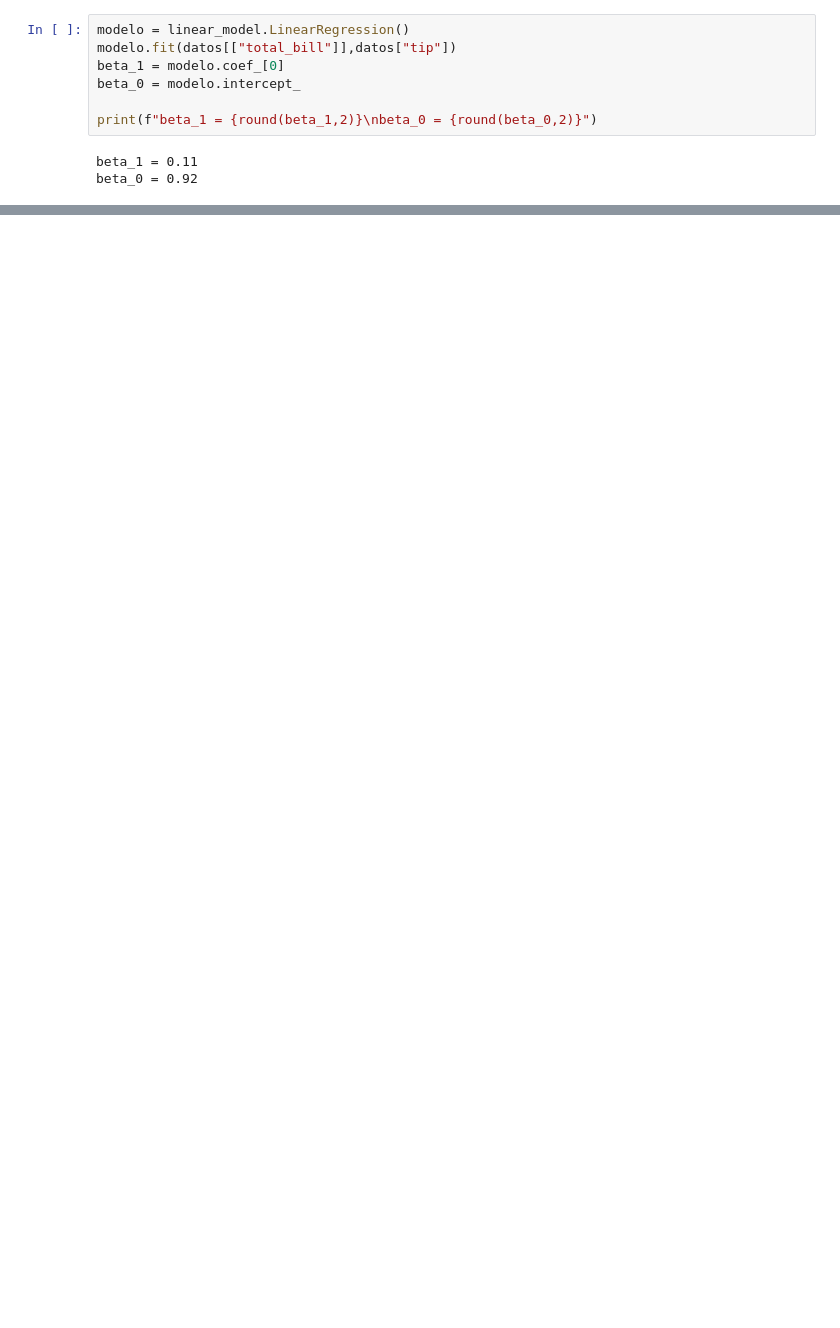
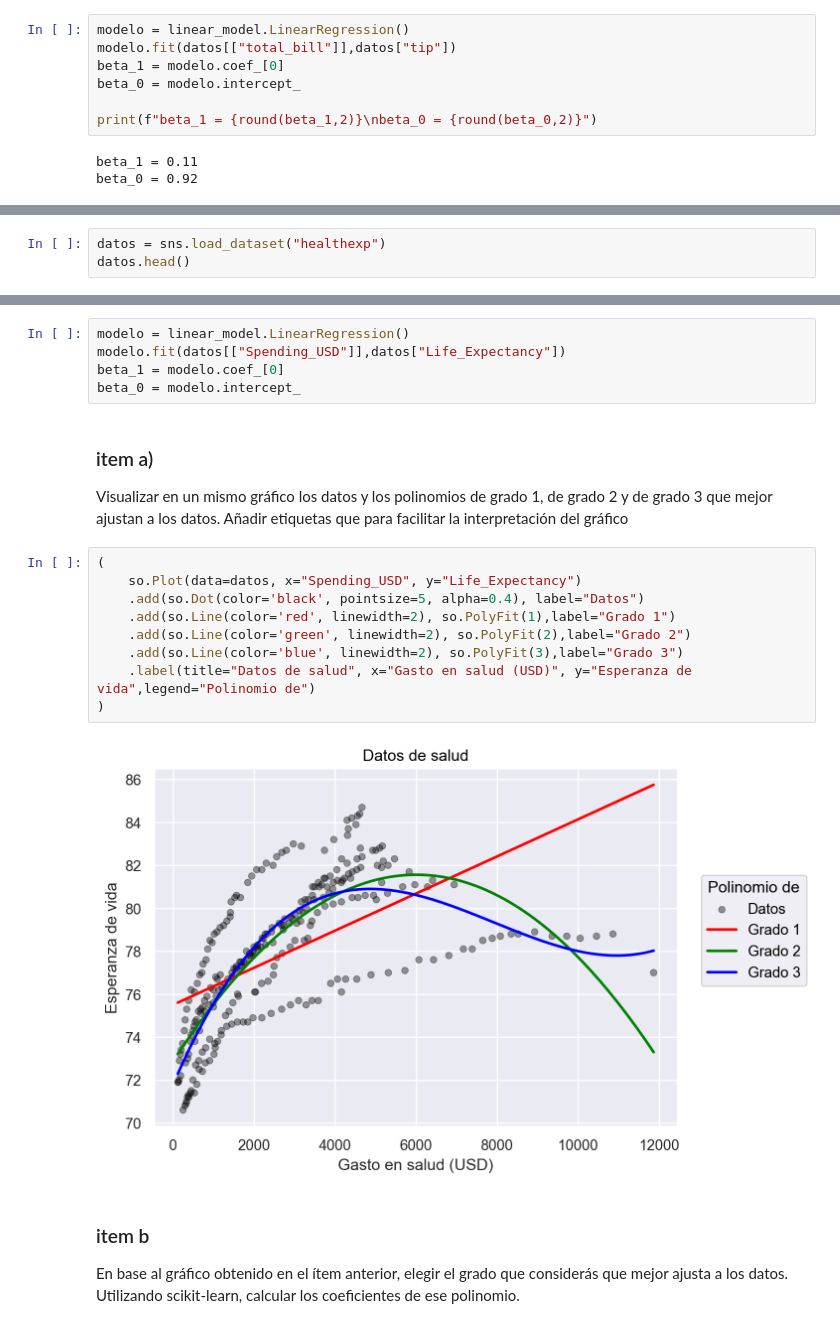
Before and after one commit to Gabrielnm7/Laboratorio-de-Datos1C24, a Jupyter notebook: Practicas/practica4.ipynb, the cells around one changed output, grey strips where cells are left out. Drawn from its saved outputs; the diff is of its cells as text; blank space fills up the shorter version.

```diff
--- a/Practicas/practica4.ipynb
+++ b/Practicas/practica4.ipynb
@@ -455,3 +462,6 @@ beta_0 = 0.92
 En este ejercicio utilizaremos el dataset `healthexp` de seaborn, donde se recopila cada año (`Year`) lo que cada país (`Country`) invierte en salud por habitante (`Spending_USD`) y su expectativa de vida (`Life_Expectancy`).
 
 Nos enfocaremos en los datos de Japón, nuestra variable predictora será `Spending_USD` y la dependiente será `Life_Expectancy`.
+# %%
+datos = sns.load_dataset("healthexp")
+datos.head()
@@ -457,0 +475,25 @@ Nos enfocaremos en los datos de Japón, nuestra variable predictora será `Spend
+# %%
+modelo = linear_model.LinearRegression()
+modelo.fit(datos[["Spending_USD"]],datos["Life_Expectancy"])
+beta_1 = modelo.coef_[0]
+beta_0 = modelo.intercept_
+# %% [markdown]
+### item a)
+Visualizar en un mismo gráfico los datos y los polinomios de grado 1, de grado 2 y de grado
+3 que mejor ajustan a los datos. Añadir etiquetas que para facilitar la interpretación del
+gráfico
+# %%
+(
+    so.Plot(data=datos, x="Spending_USD", y="Life_Expectancy")
+    .add(so.Dot(color='black', pointsize=5, alpha=0.4), label="Datos")
+    .add(so.Line(color='red', linewidth=2), so.PolyFit(1),label="Grado 1")
+    .add(so.Line(color='green', linewidth=2), so.PolyFit(2),label="Grado 2")
+    .add(so.Line(color='blue', linewidth=2), so.PolyFit(3),label="Grado 3")
+    .label(title="Datos de salud", x="Gasto en salud (USD)", y="Esperanza de vida",legend="Polinomio de")
+)
+# %% [output]
+[figure, added]
+# %% [markdown]
+### item b
+En base al gráfico obtenido en el ítem anterior, elegir el grado que considerás que mejor
+ajusta a los datos. Utilizando scikit-learn, calcular los coeficientes de ese polinomio.
```
Also changed, not shown: parts of 28 cells of this notebook, 2 other files.
